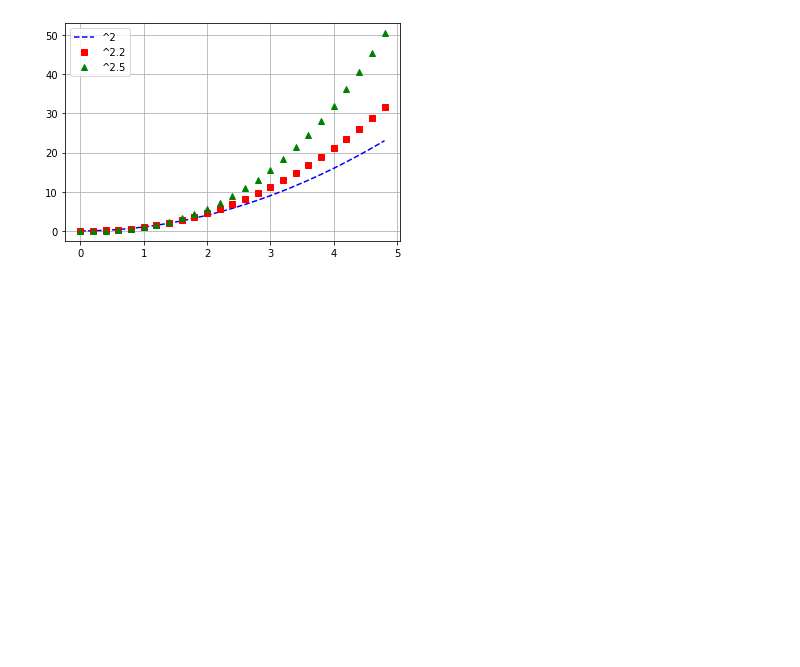
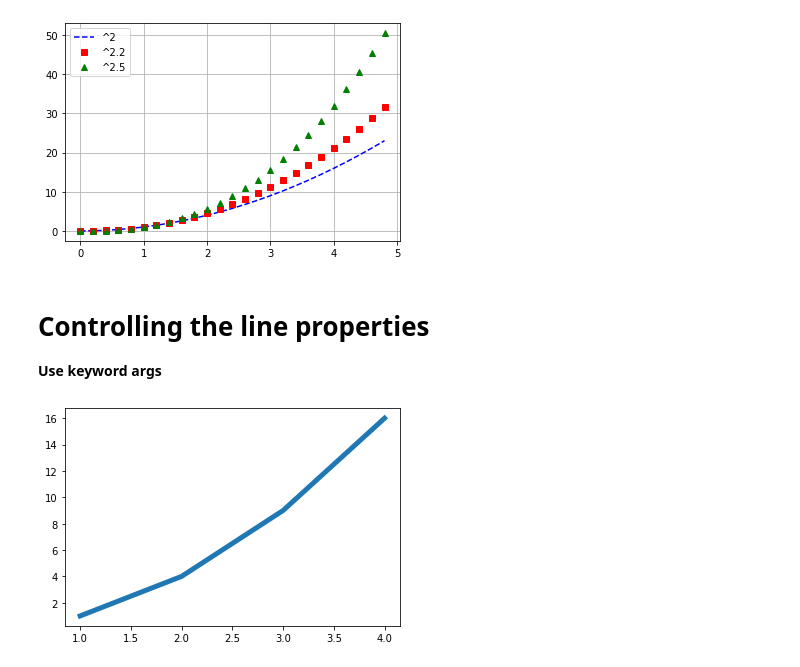
Before and after one commit to armanansari1997/Python_for_Data_Science, a Jupyter notebook: Scaler_free_Srikanth_Varma/matplotlib_pyplot.ipynb, the cells around one changed output. Drawn from its saved outputs; the diff is of its cells as text; code cells hidden in the pictures; blank space fills up the shorter version.

Commit message:
working with multiple figures

```diff
--- a/Scaler_free_Srikanth_Varma/matplotlib_pyplot.ipynb
+++ b/Scaler_free_Srikanth_Varma/matplotlib_pyplot.ipynb
@@ -61,3 +61,18 @@ plt.legend() # added legend based on line levels
 plt.show()
 # %% [output]
 [figure]
+# %% [markdown]
+# Controlling the line properties
+
+
+**Use keyword args**
+# %%
+x = np.array([1, 2, 3, 4])
+y = np.array([1, 4, 9, 16])
+
+# we used linewidth properties here
+plt.plot(x, y, linewidth=5.0)
+
+plt.show()
+# %% [output]
+[figure, added]
```
Also changed, not shown: parts of 5 cells of this notebook.
